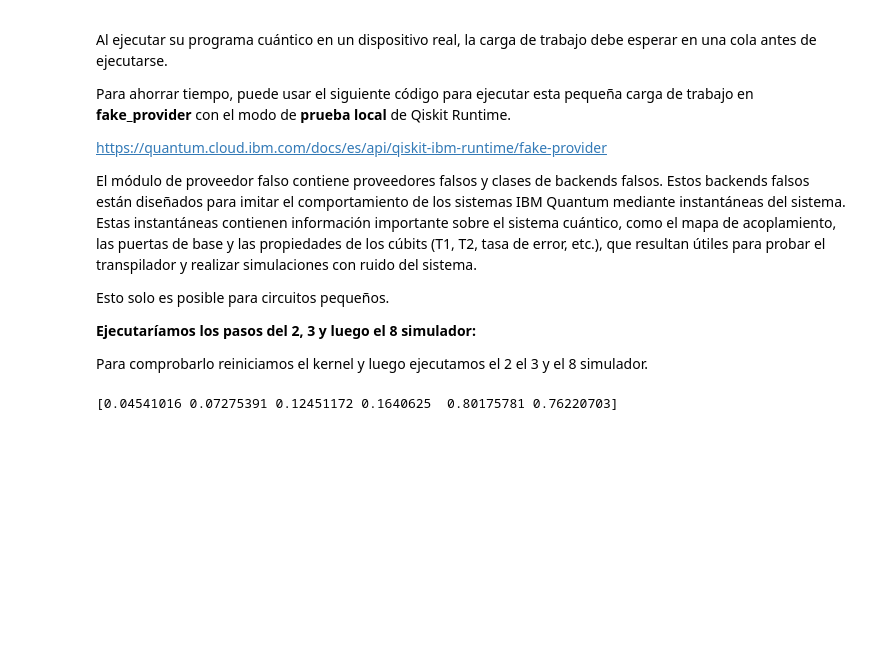
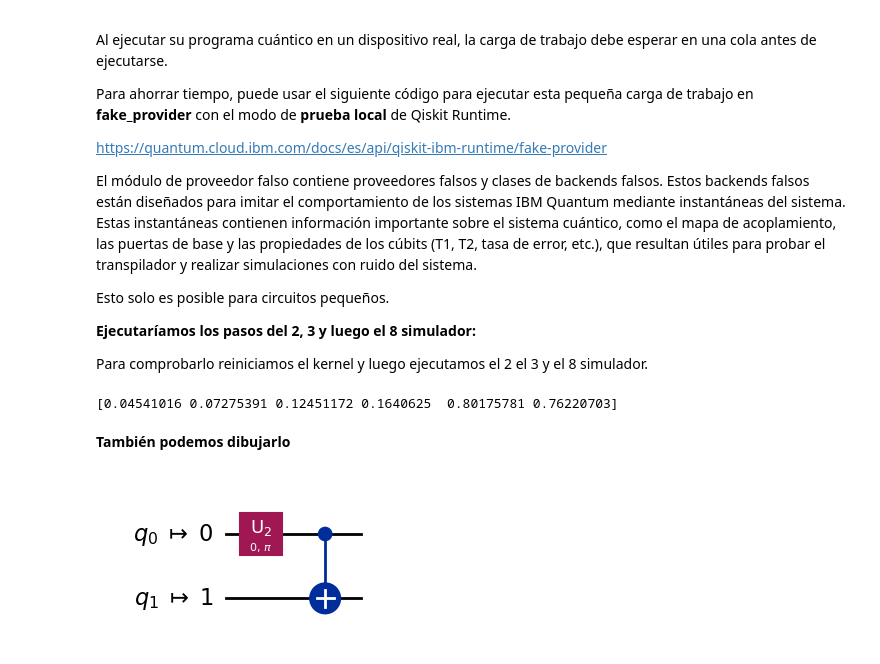
Before and after one commit to imardiego/pruebasQiskit, a Jupyter notebook: 7.1.-EjecuciónEnQPU_primitiva.ipynb, the cells around one changed output. Cells and saved outputs as stored; diff of their text form; code cells hidden in the pictures; blank space fills up the shorter version.

```diff
--- a/7.1.-EjecuciónEnQPU_primitiva.ipynb
+++ b/7.1.-EjecuciónEnQPU_primitiva.ipynb
@@ -359,3 +360,9 @@ pub_result = job.result()[0]
 print(pub_result.data.evs)
 # %% [output]
 [0.04541016 0.07275391 0.12451172 0.1640625  0.80175781 0.76220703]
+# %% [markdown]
+**También podemos dibujarlo**
+# %%
+isa_circuit.draw("mpl", idle_wires=False)
+# %% [output]
+[figure, added]
```
Also changed, not shown: parts of 16 cells of this notebook, 2 other files.
